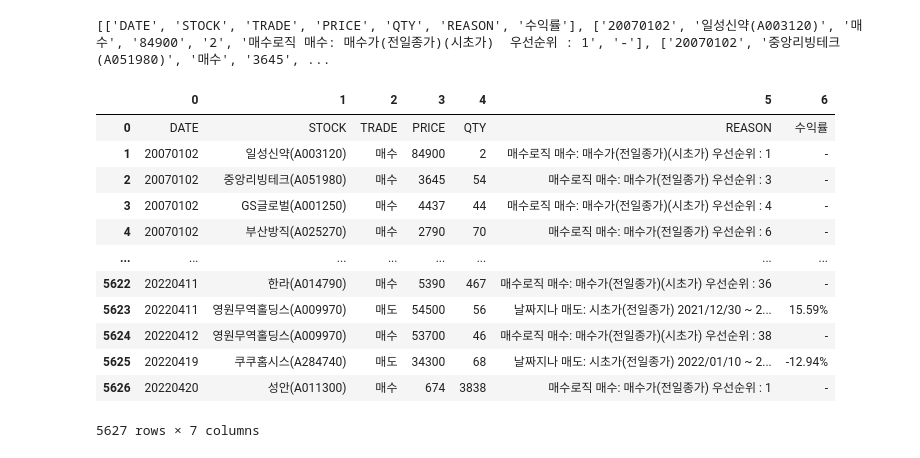
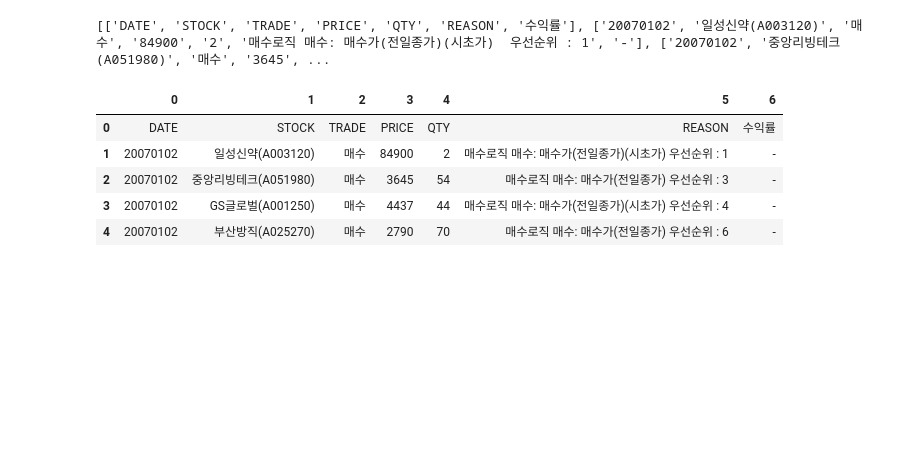
Before and after one commit to js-park/Bulletin_board, a Jupyter notebook: Getting_data_from_google_sheet.ipynb, the cells around one changed output. Saved outputs shown, nothing was run; the diff lists cells and outputs as text; code cells hidden in the pictures; blank space fills up the shorter version.

```diff
--- a/Getting_data_from_google_sheet.ipynb
+++ b/Getting_data_from_google_sheet.ipynb
@@ -19,18 +19,13 @@ print(rows)
 # %%
 # Convert to a DataFrame and render.
 import pandas as pd
-pd.DataFrame.from_records(rows)
+df_sheet = pd.DataFrame.from_records(rows)
-# %% [output]
-|  | 0 | 1 | 2 | 3 | 4 | 5 | 6 |
-| 0 | DATE | STOCK | TRADE | PRICE | QTY | REASON | 수익률 |
-| 1 | 20070102 | 일성신약(A003120) | 매수 | 84900 | 2 | 매수로직 매수: 매수가(전일종가)(시초가) 우선순위 : 1 | - |
-| 2 | 20070102 | 중앙리빙테크(A051980) | 매수 | 3645 | 54 | 매수로직 매수: 매수가(전일종가) 우선순위 : 3 | - |
-| 3 | 20070102 | GS글로벌(A001250) | 매수 | 4437 | 44 | 매수로직 매수: 매수가(전일종가)(시초가) 우선순위 : 4 | - |
-| 4 | 20070102 | 부산방직(A025270) | 매수 | 2790 | 70 | 매수로직 매수: 매수가(전일종가) 우선순위 : 6 | - |
-| ... | ... | ... | ... | ... | ... | ... | ... |
-| 5622 | 20220411 | 한라(A014790) | 매수 | 5390 | 467 | 매수로직 매수: 매수가(전일종가)(시초가) 우선순위 : 36 | - |
-| 5623 | 20220411 | 영원무역홀딩스(A009970) | 매도 | 54500 | 56 | 날짜지나 매도: 시초가(전일종가) 2021/12/30 ~ 2... | 15.59% |
-| 5624 | 20220412 | 영원무역홀딩스(A009970) | 매수 | 53700 | 46 | 매수로직 매수: 매수가(전일종가)(시초가) 우선순위 : 38 | - |
-| 5625 | 20220419 | 쿠쿠홈시스(A284740) | 매도 | 34300 | 68 | 날짜지나 매도: 시초가(전일종가) 2022/01/10 ~ 2... | -12.94% |
-| 5626 | 20220420 | 성안(A011300) | 매수 | 674 | 3838 | 매수로직 매수: 매수가(전일종가) 우선순위 : 1 | - |
-5627 rows × 7 columns
+# %%
+df_sheet.head()
+# %% [output]
+|  | 0 | 1 | 2 | 3 | 4 | 5 | 6 |
+| 0 | DATE | STOCK | TRADE | PRICE | QTY | REASON | 수익률 |
+| 1 | 20070102 | 일성신약(A003120) | 매수 | 84900 | 2 | 매수로직 매수: 매수가(전일종가)(시초가) 우선순위 : 1 | - |
+| 2 | 20070102 | 중앙리빙테크(A051980) | 매수 | 3645 | 54 | 매수로직 매수: 매수가(전일종가) 우선순위 : 3 | - |
+| 3 | 20070102 | GS글로벌(A001250) | 매수 | 4437 | 44 | 매수로직 매수: 매수가(전일종가)(시초가) 우선순위 : 4 | - |
+| 4 | 20070102 | 부산방직(A025270) | 매수 | 2790 | 70 | 매수로직 매수: 매수가(전일종가) 우선순위 : 6 | - |
```
Also changed, not shown: parts of 4 cells of this notebook.
